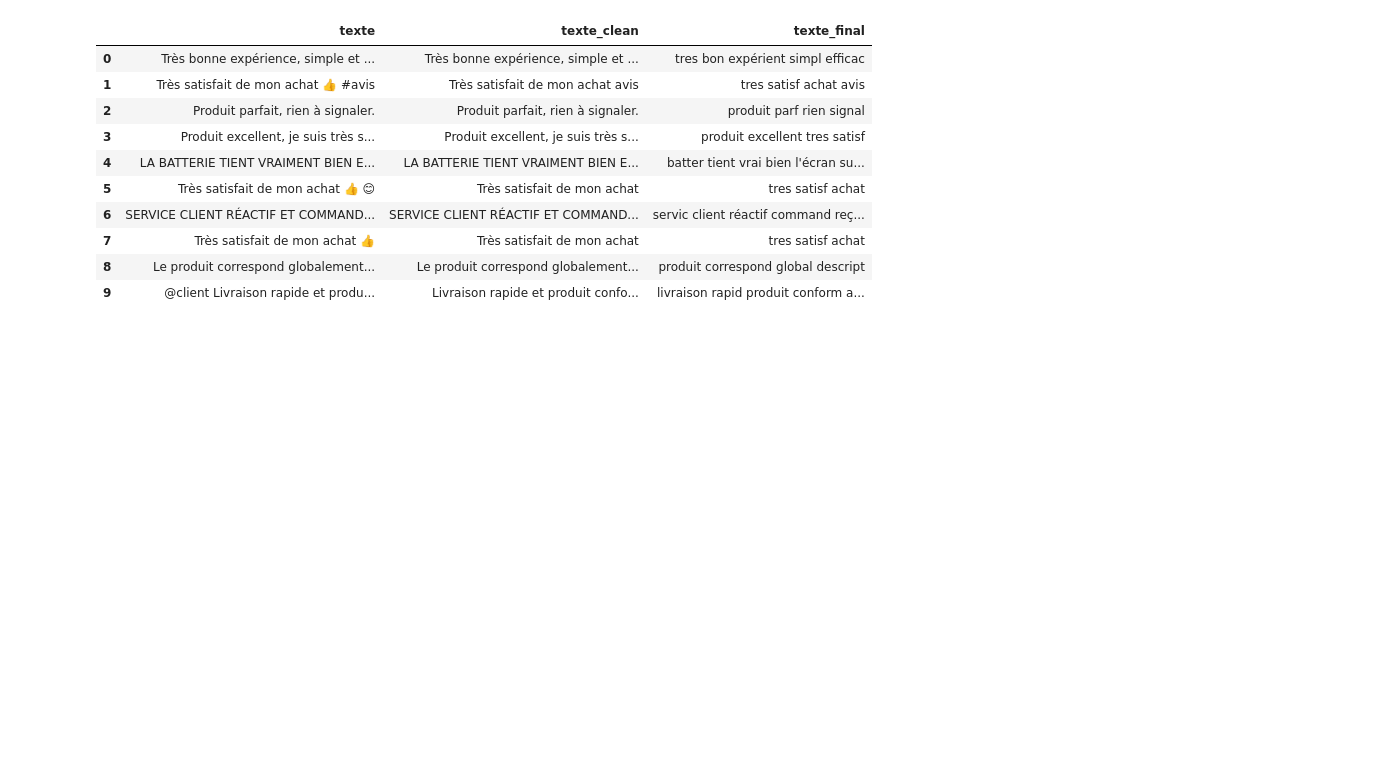
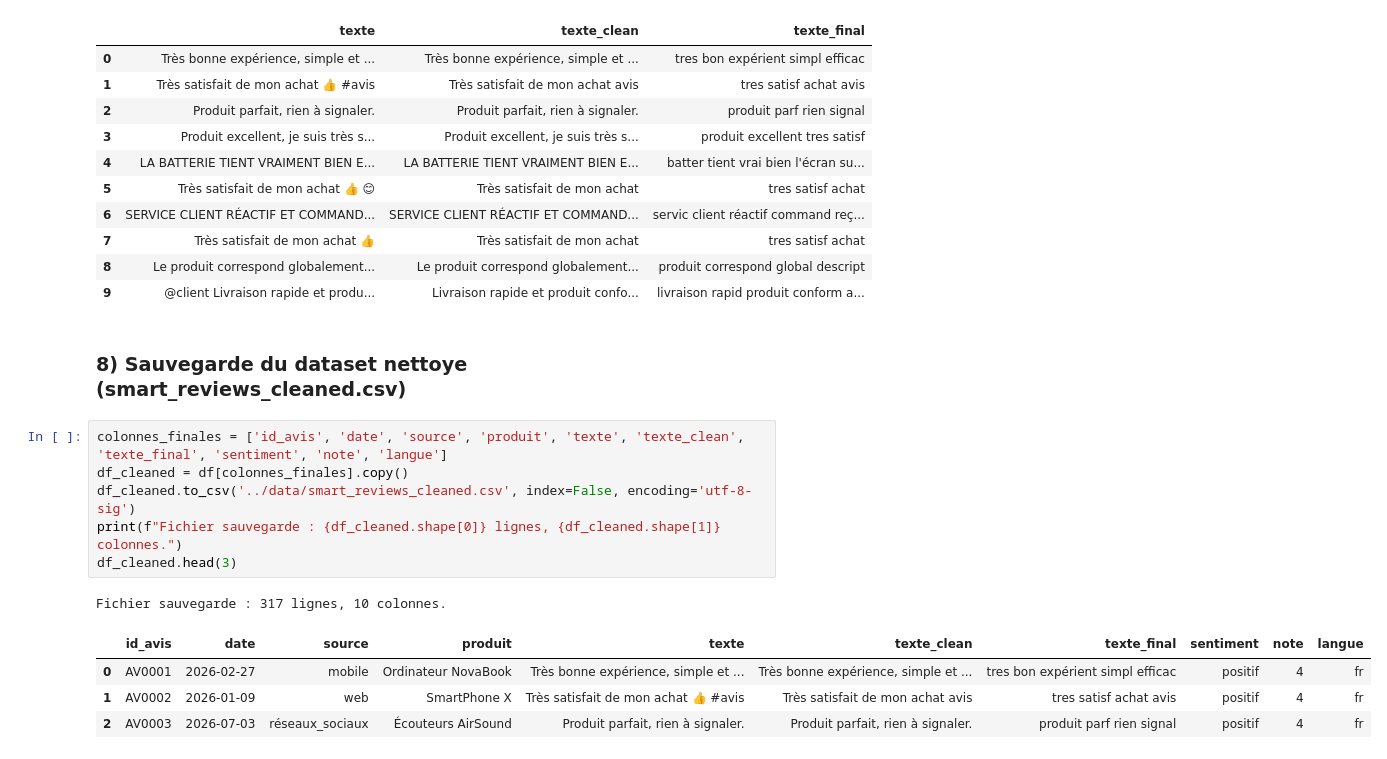
Before and after one commit to khadija470/atelier_prepa_donnees_textuelles, a Jupyter notebook: notebooks/atelier_prepa_donnees_textuelles.ipynb, the cells around one changed output. Saved outputs shown, nothing was run; the diff lists cells and outputs as text; blank space fills up the shorter version.

Commit message:
Partie 4 - 8) Sauvegarde du dataset nettoye dans data/smart_reviews_cleaned.csv

```diff
--- a/notebooks/atelier_prepa_donnees_textuelles.ipynb
+++ b/notebooks/atelier_prepa_donnees_textuelles.ipynb
@@ -591,3 +591,17 @@ df[['texte', 'texte_clean', 'texte_final']].head(10)
 | 7 | Très satisfait de mon achat 👍 | Très satisfait de mon achat | tres satisf achat |
 | 8 | Le produit correspond globalement... | Le produit correspond globalement... | produit correspond global descript |
 | 9 | @client Livraison rapide et produ... | Livraison rapide et produit confo... | livraison rapid produit conform a... |
+# %% [markdown]
+### 8) Sauvegarde du dataset nettoye (smart_reviews_cleaned.csv)
+# %%
+colonnes_finales = ['id_avis', 'date', 'source', 'produit', 'texte', 'texte_clean', 'texte_final', 'sentiment', 'note', 'langue']
+df_cleaned = df[colonnes_finales].copy()
+df_cleaned.to_csv('../data/smart_reviews_cleaned.csv', index=False, encoding='utf-8-sig')
+print(f"Fichier sauvegarde : {df_cleaned.shape[0]} lignes, {df_cleaned.shape[1]} colonnes.")
+df_cleaned.head(3)
+# %% [output]
+Fichier sauvegarde : 317 lignes, 10 colonnes.
+|  | id_avis | date | source | produit | texte | texte_clean | texte_final | sentiment | note | langue |
+| 0 | AV0001 | 2026-02-27 | mobile | Ordinateur NovaBook | Très bonne expérience, simple et ... | Très bonne expérience, simple et ... | tres bon expérient simpl efficac | positif | 4 | fr |
+| 1 | AV0002 | 2026-01-09 | web | SmartPhone X | Très satisfait de mon achat 👍 #avis | Très satisfait de mon achat avis | tres satisf achat avis | positif | 4 | fr |
+| 2 | AV0003 | 2026-07-03 | réseaux_sociaux | Écouteurs AirSound | Produit parfait, rien à signaler. | Produit parfait, rien à signaler. | produit parf rien signal | positif | 4 | fr |
```
Also changed, not shown: 1 other file.
